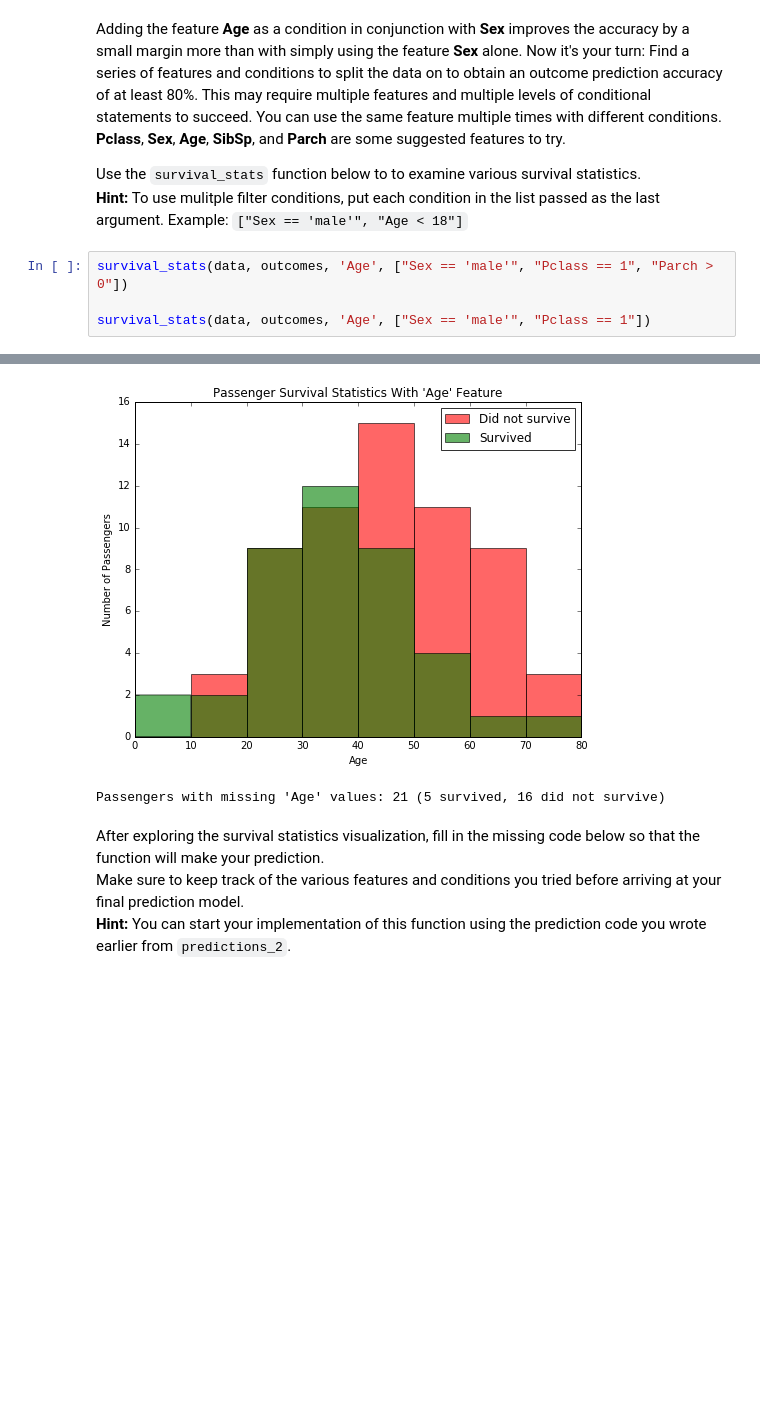
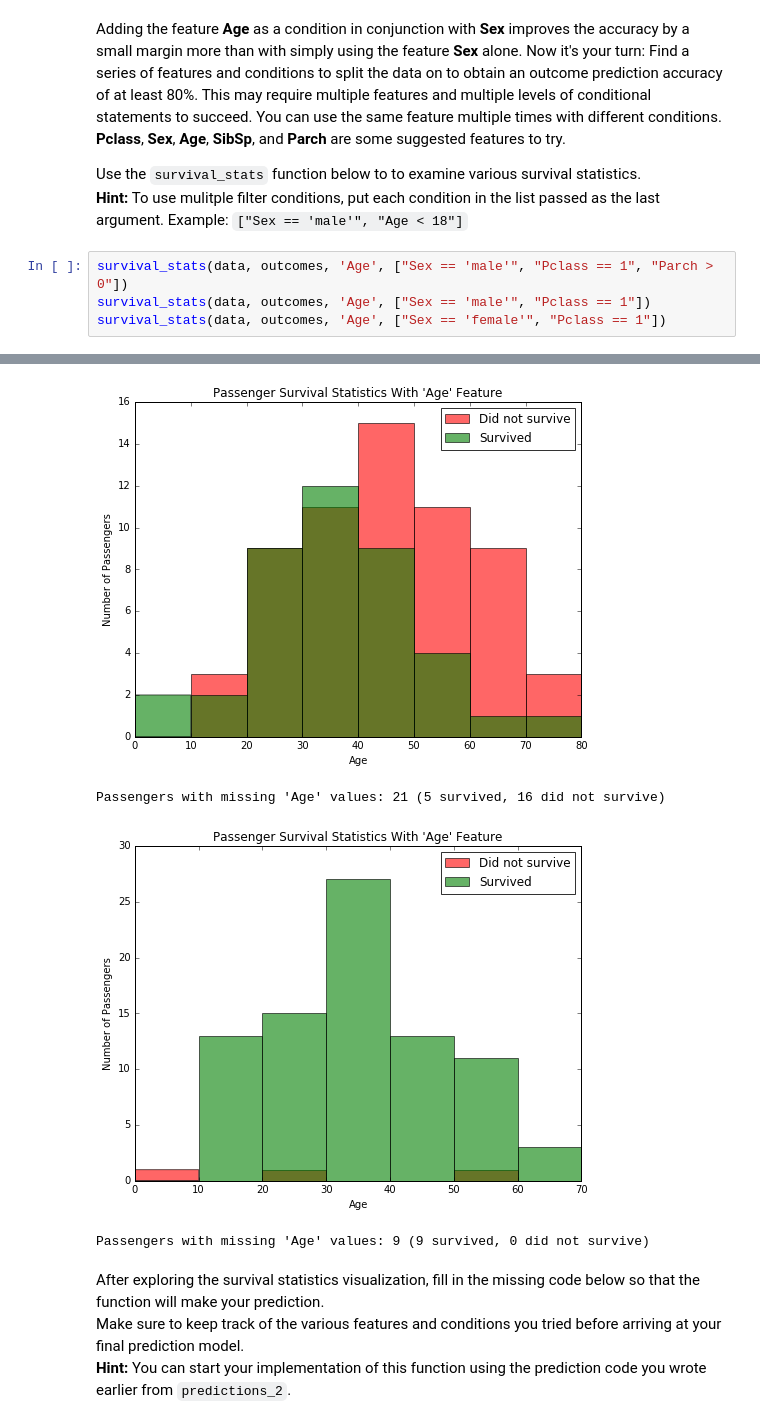
Before and after one commit to davestroud/Titanic_Survival, a Jupyter notebook: Titanic_Survival_Exploration.ipynb, the cells around one changed output, grey strips where cells are left out. Cells and saved outputs as stored; diff of their text form; blank space fills up the shorter version.

```diff
--- a/Titanic_Survival_Exploration.ipynb
+++ b/Titanic_Survival_Exploration.ipynb
@@ -203,12 +203,14 @@ Use the `survival_stats` function below to to examine various survival statistic
 **Hint:** To use mulitple filter conditions, put each condition in the list passed as the last argument. Example: `["Sex == 'male'", "Age < 18"]`
 # %%
 survival_stats(data, outcomes, 'Age', ["Sex == 'male'", "Pclass == 1", "Parch > 0"])
-
 survival_stats(data, outcomes, 'Age', ["Sex == 'male'", "Pclass == 1"])
+survival_stats(data, outcomes, 'Age', ["Sex == 'female'", "Pclass == 1"])
 # %% [output]
 [figure]
 [figure]
 Passengers with missing 'Age' values: 21 (5 survived, 16 did not survive)
+[figure, added]
+Passengers with missing 'Age' values: 9 (9 survived, 0 did not survive)
 # %% [markdown]
 After exploring the survival statistics visualization, fill in the missing code below so that the function will make your prediction.
 Make sure to keep track of the various features and conditions you tried before arriving at your final prediction model.
```
Also changed, not shown: parts of 5 cells of this notebook, 1 other file.
